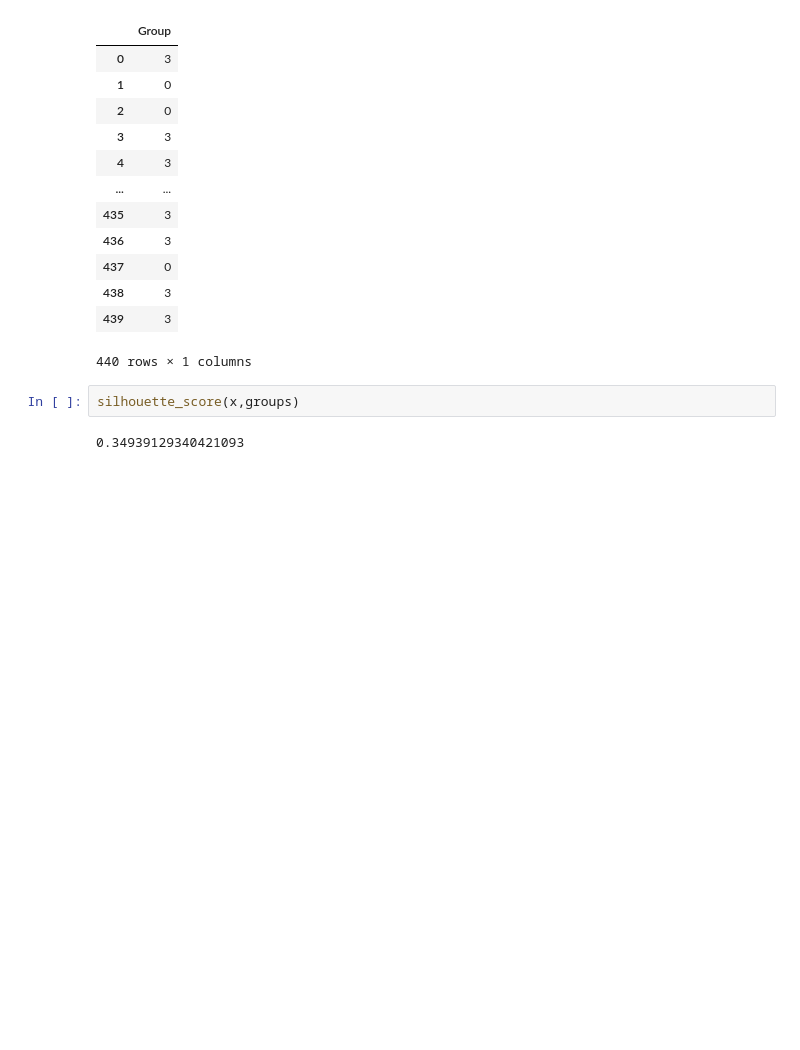
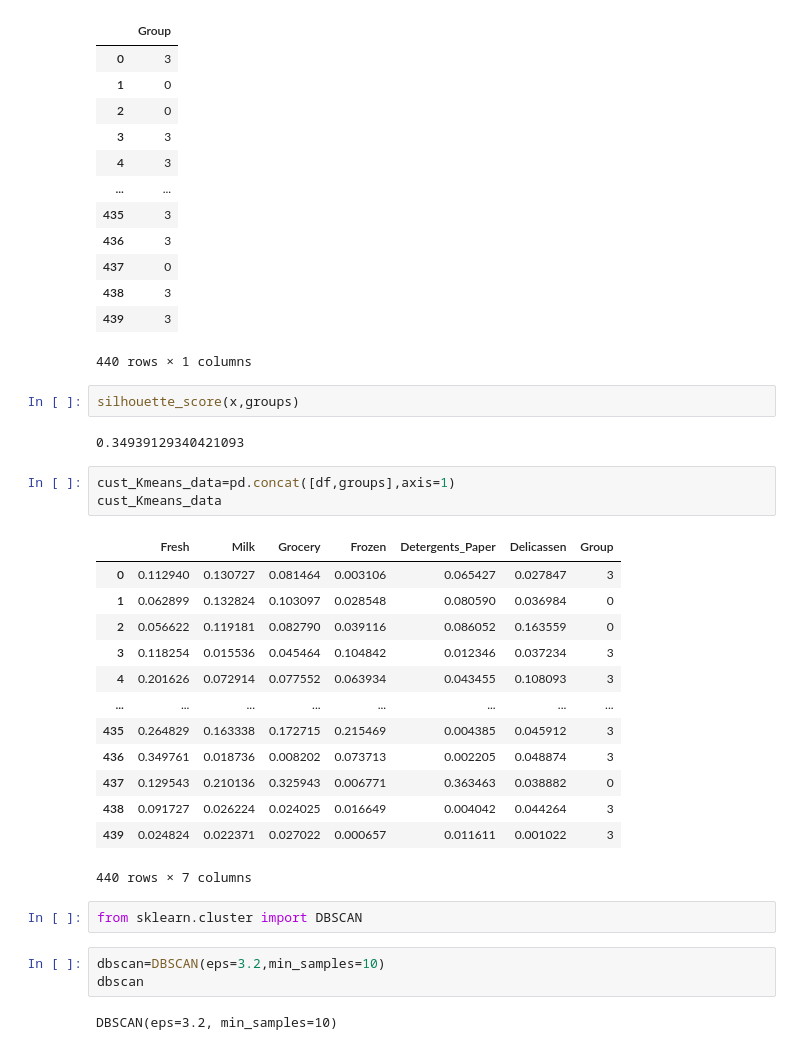
Before and after one commit to manash059/AD_DBSCAN, a Jupyter notebook: AD_DBSCAN_Edited_1_.ipynb, the cells around one changed output. Cells and saved outputs as stored; diff of their text form; blank space fills up the shorter version.

```diff
--- a/AD_DBSCAN_Edited_1_.ipynb
+++ b/AD_DBSCAN_Edited_1_.ipynb
@@ -434,3 +435,27 @@ groups
 silhouette_score(x,groups)
 # %% [output]
 0.34939129340421093
+# %%
+cust_Kmeans_data=pd.concat([df,groups],axis=1)
+cust_Kmeans_data
+# %% [output]
+|  | Fresh | Milk | Grocery | Frozen | Detergents_Paper | Delicassen | Group |
+| 0 | 0.112940 | 0.130727 | 0.081464 | 0.003106 | 0.065427 | 0.027847 | 3 |
+| 1 | 0.062899 | 0.132824 | 0.103097 | 0.028548 | 0.080590 | 0.036984 | 0 |
+| 2 | 0.056622 | 0.119181 | 0.082790 | 0.039116 | 0.086052 | 0.163559 | 0 |
+| 3 | 0.118254 | 0.015536 | 0.045464 | 0.104842 | 0.012346 | 0.037234 | 3 |
+| 4 | 0.201626 | 0.072914 | 0.077552 | 0.063934 | 0.043455 | 0.108093 | 3 |
+| ... | ... | ... | ... | ... | ... | ... | ... |
+| 435 | 0.264829 | 0.163338 | 0.172715 | 0.215469 | 0.004385 | 0.045912 | 3 |
+| 436 | 0.349761 | 0.018736 | 0.008202 | 0.073713 | 0.002205 | 0.048874 | 3 |
+| 437 | 0.129543 | 0.210136 | 0.325943 | 0.006771 | 0.363463 | 0.038882 | 0 |
+| 438 | 0.091727 | 0.026224 | 0.024025 | 0.016649 | 0.004042 | 0.044264 | 3 |
+| 439 | 0.024824 | 0.022371 | 0.027022 | 0.000657 | 0.011611 | 0.001022 | 3 |
+440 rows × 7 columns
+# %%
+from sklearn.cluster import DBSCAN
+# %%
+dbscan=DBSCAN(eps=3.2,min_samples=10)
+dbscan
+# %% [output]
+DBSCAN(eps=3.2, min_samples=10)
```
Also changed, not shown: parts of 6 cells of this notebook.
